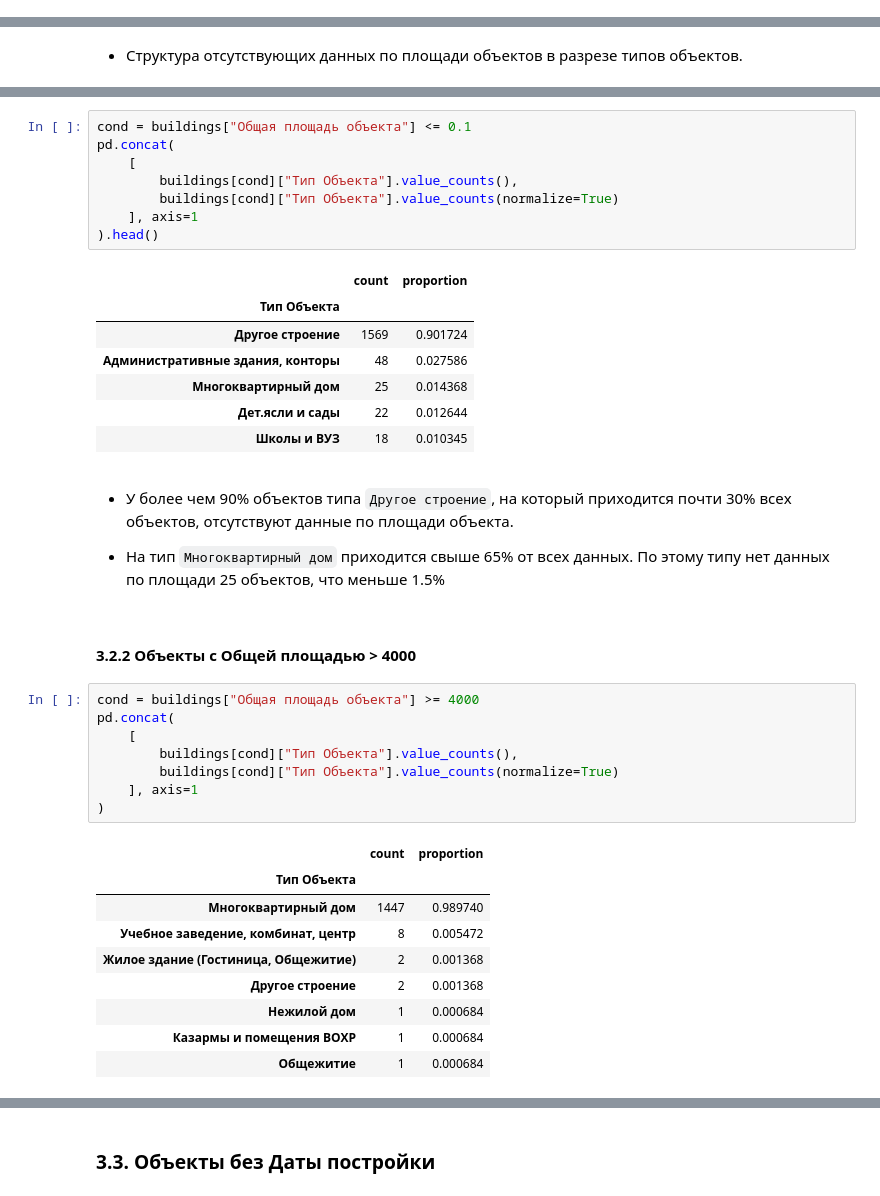
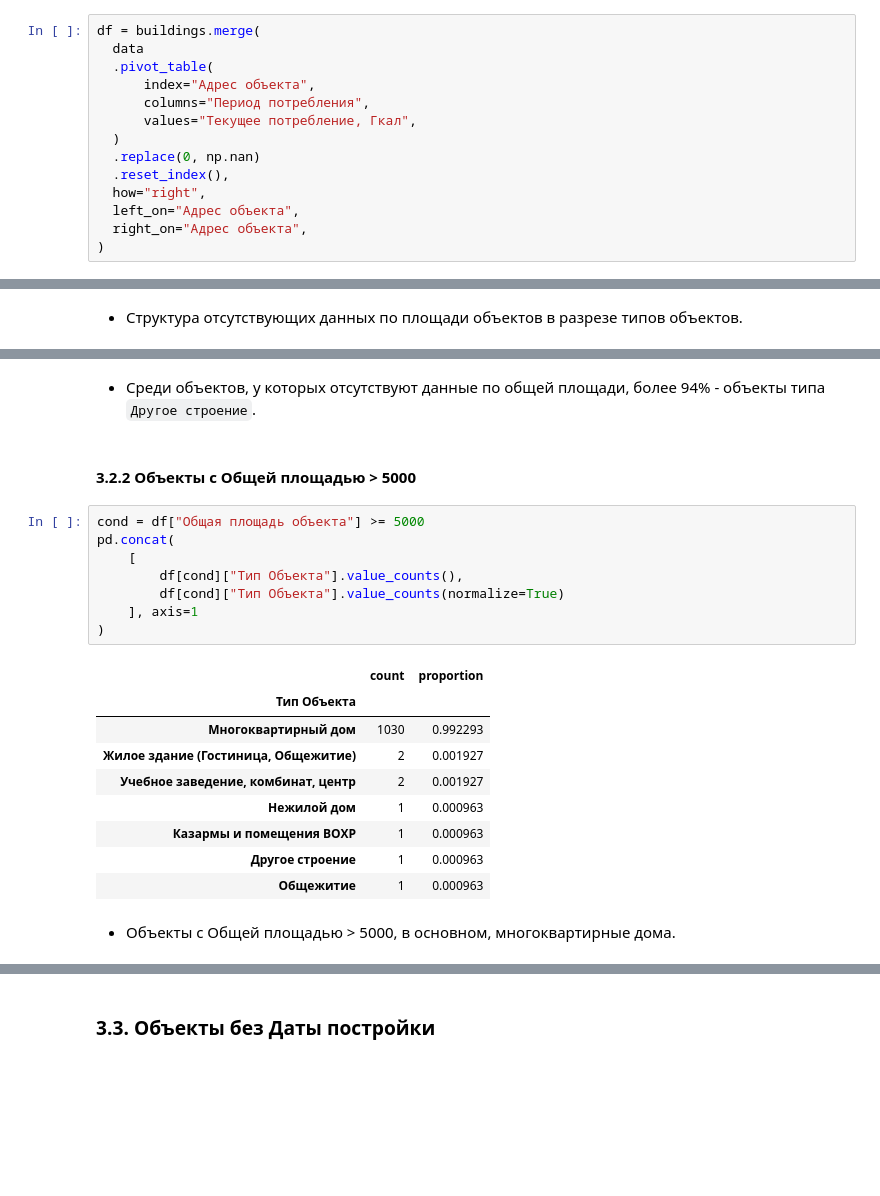
Before and after one commit to YaninaK/anomaly-detection, a Jupyter notebook: notebooks/01_EDA_&_data_preprocessing.ipynb, the cells around one changed output, grey strips where cells are left out. Saved outputs shown, nothing was run; the diff lists cells and outputs as text; blank space fills up the shorter version.

````diff
--- a/notebooks/01_EDA_&_data_preprocessing.ipynb
+++ b/notebooks/01_EDA_&_data_preprocessing.ipynb
@@ -131,3 +131,17 @@ data, buildings = preprocess.fit_transform(data, buildings)
+# %%
+df = buildings.merge(
+  data
+  .pivot_table(
+      index="Адрес объекта",
+      columns="Период потребления",
+      values="Текущее потребление, Гкал",
+  )
+  .replace(0, np.nan)
+  .reset_index(),
+  how="right",
+  left_on="Адрес объекта",
+  right_on="Адрес объекта",
+)
 # %% [markdown]
 ### 3.1 Структура данных в разрезе типов объектов
 # %%
@@ -172,40 +225,24 @@ dtype: float64
+# %% [markdown]
+* Среди объектов, у которых отсутствуют данные по общей площади,  более 94% - объекты типа ```Другое строение```.
+# %% [markdown]
+#### 3.2.2 Объекты с Общей площадью > 5000
 # %%
-cond = buildings["Общая площадь объекта"] <= 0.1
+cond = df["Общая площадь объекта"] >= 5000
 pd.concat(
     [
-        buildings[cond]["Тип Объекта"].value_counts(),
-        buildings[cond]["Тип Объекта"].value_counts(normalize=True)
+        df[cond]["Тип Объекта"].value_counts(),
+        df[cond]["Тип Объекта"].value_counts(normalize=True)
     ], axis=1
-).head()
+)
 # %% [output]
 |  | count | proportion |
 | Тип Объекта |  |  |
-| Другое строение | 1569 | 0.901724 |
-| Административные здания, конторы | 48 | 0.027586 |
-| Многоквартирный дом | 25 | 0.014368 |
-| Дет.ясли и сады | 22 | 0.012644 |
-| Школы и ВУЗ | 18 | 0.010345 |
+| Многоквартирный дом | 1030 | 0.992293 |
+| Жилое здание (Гостиница, Общежитие) | 2 | 0.001927 |
+| Учебное заведение, комбинат, центр | 2 | 0.001927 |
+| Нежилой дом | 1 | 0.000963 |
+| Казармы и помещения ВОХР | 1 | 0.000963 |
+| Другое строение | 1 | 0.000963 |
+| Общежитие | 1 | 0.000963 |
-# %% [markdown]
-* У более чем 90% объектов типа ```Другое строение```, на который приходится почти 30% всех объектов, отсутствуют данные по площади объекта.
-
-* На тип ```Многоквартирный дом``` приходится свыше 65% от всех данных. По этому типу нет данных по площади 25 объектов, что меньше 1.5%
 # %% [markdown]
-#### 3.2.2 Объекты с Общей площадью > 4000
+* Объекты с Общей площадью > 5000, в основном, многоквартирные дома.
-# %%
-cond = buildings["Общая площадь объекта"] >= 4000
-pd.concat(
-    [
-        buildings[cond]["Тип Объекта"].value_counts(),
-        buildings[cond]["Тип Объекта"].value_counts(normalize=True)
-    ], axis=1
-)
-# %% [output]
-|  | count | proportion |
-| Тип Объекта |  |  |
-| Многоквартирный дом | 1447 | 0.989740 |
-| Учебное заведение, комбинат, центр | 8 | 0.005472 |
-| Жилое здание (Гостиница, Общежитие) | 2 | 0.001368 |
-| Другое строение | 2 | 0.001368 |
-| Нежилой дом | 1 | 0.000684 |
-| Казармы и помещения ВОХР | 1 | 0.000684 |
-| Общежитие | 1 | 0.000684 |
````
Also changed, not shown: parts of 40 cells of this notebook.
